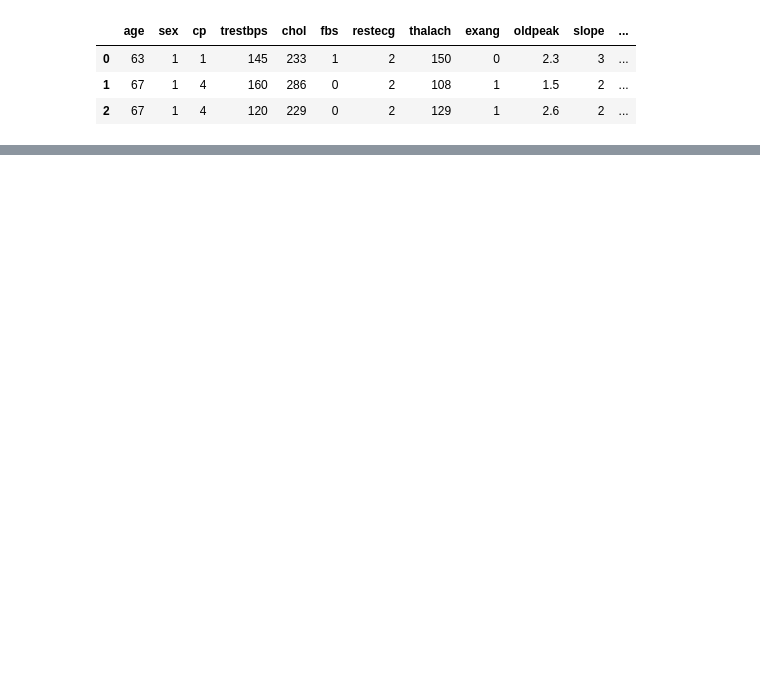
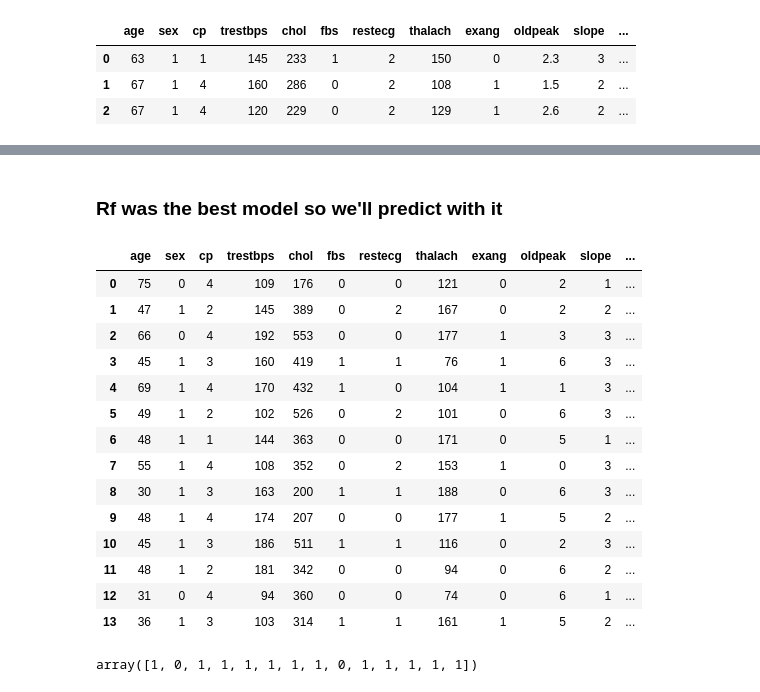
Before and after one commit to octaviodiego78/data-modeling-proyect, a Jupyter notebook: classification/classificationModeling.ipynb, the cells around one changed output, grey strips where cells are left out. Saved outputs shown, nothing was run; the diff lists cells and outputs as text; code cells hidden in the pictures; blank space fills up the shorter version.

```diff
--- a/classification/classificationModeling.ipynb
+++ b/classification/classificationModeling.ipynb
@@ -145,0 +157,2 @@ ValueError: Classification metrics can't handle a mix of binary and continuous t
+# %% [markdown]
+### Rf was the best model so we'll predict with it
@@ -145,0 +162,25 @@ ValueError: Classification metrics can't handle a mix of binary and continuous t
+# %%
+X = df.drop('num', axis=1)
+# %%
+n_rows=14
+newX = pd.DataFrame(np.random.randint(X.min(),
+                                     X.max()+1,
+                                     size=(n_rows,len(X.columns))),columns=X.columns)
+
+newX
+# %% [output]
+|  | age | sex | cp | trestbps | chol | fbs | restecg | thalach | exang | oldpeak | slope | ... |
+| 0 | 75 | 0 | 4 | 109 | 176 | 0 | 0 | 121 | 0 | 2 | 1 | ... |
+| 1 | 47 | 1 | 2 | 145 | 389 | 0 | 2 | 167 | 0 | 2 | 2 | ... |
+| 2 | 66 | 0 | 4 | 192 | 553 | 0 | 0 | 177 | 1 | 3 | 3 | ... |
+| 3 | 45 | 1 | 3 | 160 | 419 | 1 | 1 | 76 | 1 | 6 | 3 | ... |
+| 4 | 69 | 1 | 4 | 170 | 432 | 1 | 0 | 104 | 1 | 1 | 3 | ... |
+| 5 | 49 | 1 | 2 | 102 | 526 | 0 | 2 | 101 | 0 | 6 | 3 | ... |
+| 6 | 48 | 1 | 1 | 144 | 363 | 0 | 0 | 171 | 0 | 5 | 1 | ... |
+| 7 | 55 | 1 | 4 | 108 | 352 | 0 | 2 | 153 | 1 | 0 | 3 | ... |
+| 8 | 30 | 1 | 3 | 163 | 200 | 1 | 1 | 188 | 0 | 6 | 3 | ... |
+| 9 | 48 | 1 | 4 | 174 | 207 | 0 | 0 | 177 | 1 | 5 | 2 | ... |
+| 10 | 45 | 1 | 3 | 186 | 511 | 1 | 1 | 116 | 0 | 2 | 3 | ... |
+| 11 | 48 | 1 | 2 | 181 | 342 | 0 | 0 | 94 | 0 | 6 | 2 | ... |
+| 12 | 31 | 0 | 4 | 94 | 360 | 0 | 0 | 74 | 0 | 6 | 1 | ... |
+| 13 | 36 | 1 | 3 | 103 | 314 | 1 | 1 | 161 | 1 | 5 | 2 | ... |
@@ -145,0 +189,4 @@ ValueError: Classification metrics can't handle a mix of binary and continuous t
+# %%
+y_pred
+# %% [output]
+array([1, 0, 1, 1, 1, 1, 1, 1, 0, 1, 1, 1, 1, 1])
```
Also changed, not shown: parts of 7 cells of this notebook.
